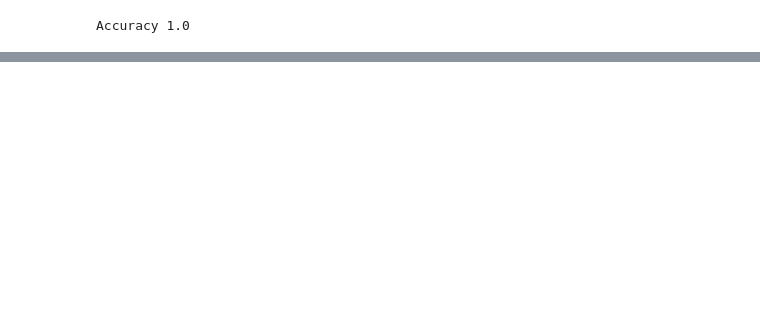
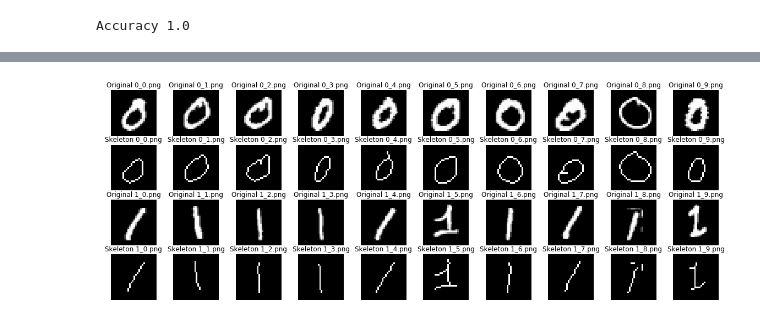
Before and after one commit to JelenaBanjac/image-analysis, a Jupyter notebook: labs/lab_02_object_description.ipynb, the cells around one changed output, grey strips where cells are left out. Saved outputs shown, nothing was run; the diff lists cells and outputs as text; code cells hidden in the pictures; blank space fills up the shorter version.

```diff
--- a/labs/lab_02_object_description.ipynb
+++ b/labs/lab_02_object_description.ipynb
@@ -501,0 +543,34 @@ Accuracy 1.0
+# %%
+def get_morphological_skeleton(image):
+    # binarize image
+    ret,image = cv2.threshold(image,127,255,0)
+
+    # make True/False if the pixel is equal to 255
+    image = image==255
+
+    # perform skeletonization
+    skeleton = skeletonize(image)
+
+    # put values in 0 and 255 instead of 0 and 1
+    return skeleton*255
+# %%
+# Plot images
+fig, axes = plt.subplots(4, len(zeros_im), figsize=(20, 7))
+for ax, im, nm in zip(axes[0], zeros_im, zeros_names):
+    ax.imshow(im, cmap='gray')
+    ax.axis('off')
+    ax.set_title(f"Original {nm}")
+for ax, im, nm in zip(axes[1], zeros_im, zeros_names):
+    ax.imshow(get_morphological_skeleton(im), cmap='gray')
+    ax.axis('off')
+    ax.set_title(f"Skeleton {nm}")
+for ax, im, nm in zip(axes[2], ones_im, ones_names):
+    ax.imshow(im, cmap='gray')
+    ax.axis('off')
+    ax.set_title(f"Original {nm}")
+for ax, im, nm in zip(axes[3], ones_im, ones_names):
+    ax.imshow(get_morphological_skeleton(im), cmap='gray')
+    ax.axis('off')
+    ax.set_title(f"Skeleton {nm}")
+# %% [output]
+[figure, added]
```
Also changed, not shown: parts of 37 cells of this notebook, 1 other file.
